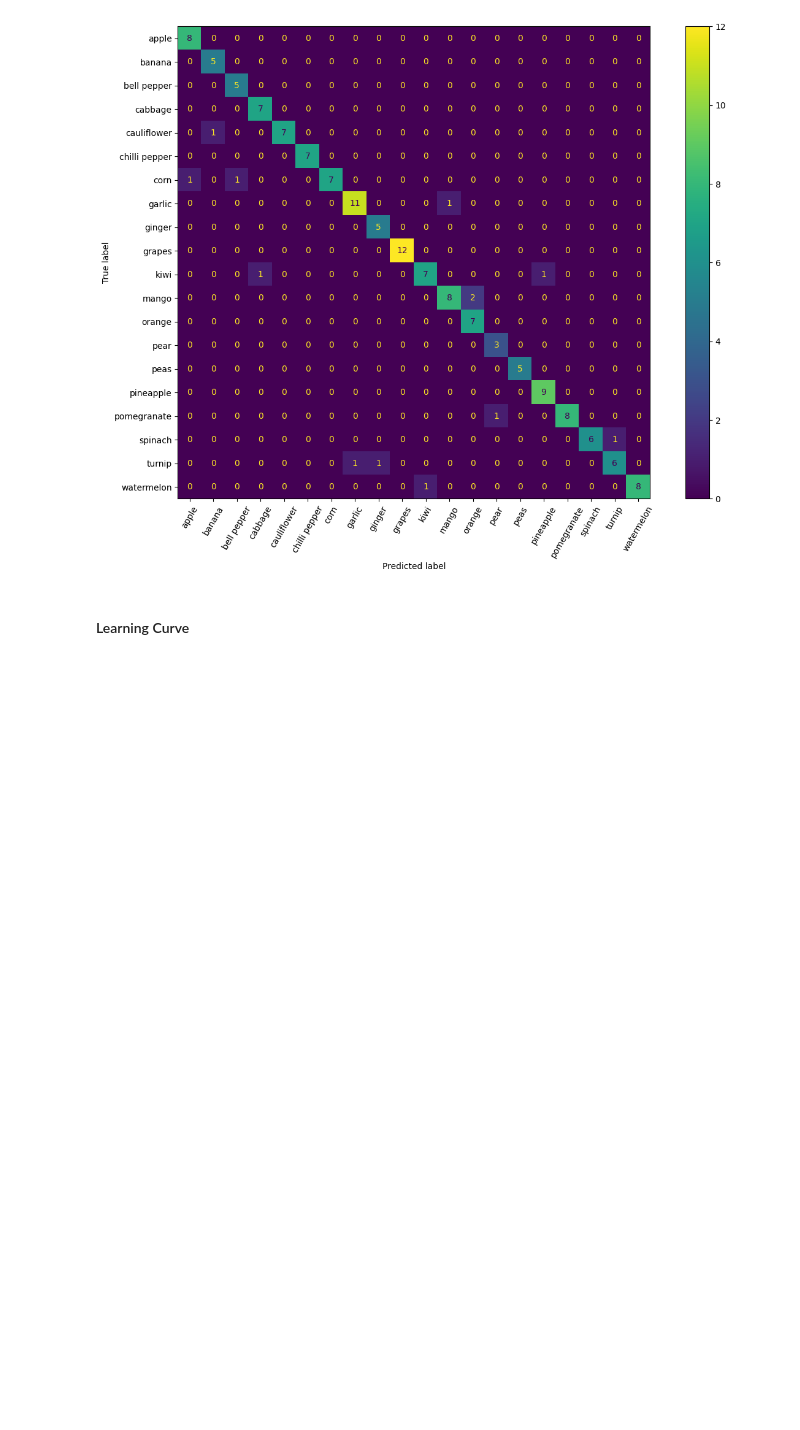
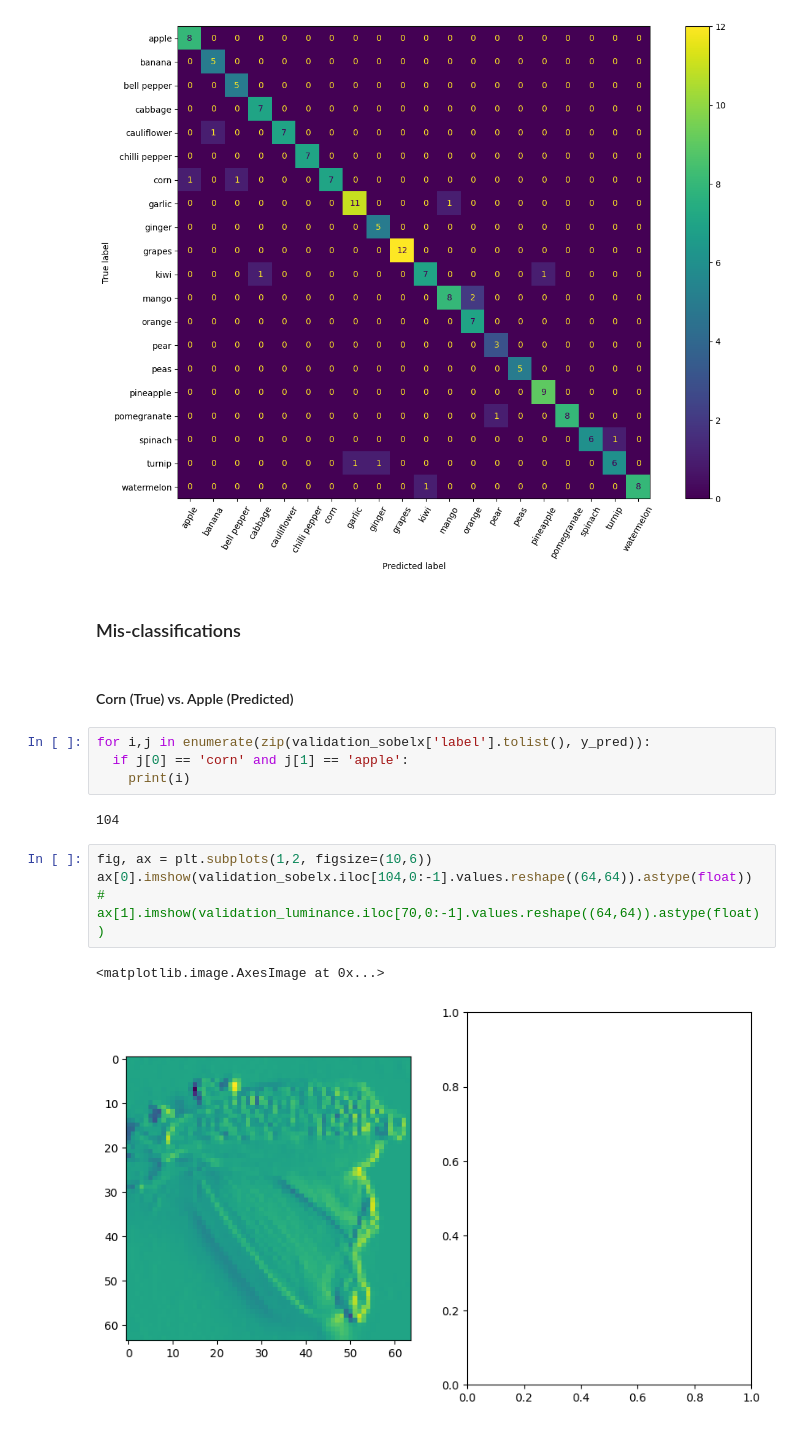
Before and after one commit to vrvenkatesh/w281-summer-2023-project-computer-vision, a Jupyter notebook: logistic_regression_Sobel_X_features.ipynb, the cells around one changed output. Saved outputs shown, nothing was run; the diff lists cells and outputs as text; blank space fills up the shorter version.

```diff
--- a/logistic_regression_Sobel_X_features.ipynb
+++ b/logistic_regression_Sobel_X_features.ipynb
@@ -339,5 +339,20 @@ ConfusionMatrixDisplay.from_predictions(validation_sobelx['label'], y_pred, xtic
 # %% [output]
 <sklearn.metrics._plot.confusion_matrix.ConfusionMatrixDisplay at 0x...>
 [figure]
-# %% [markdown]
-#### Learning Curve
+# %% [markdown]
+### Mis-classifications
+# %% [markdown]
+#### Corn (True) vs. Apple (Predicted)
+# %%
+for i,j in enumerate(zip(validation_sobelx['label'].tolist(), y_pred)):
+  if j[0] == 'corn' and j[1] == 'apple':
+    print(i)
+# %% [output]
+104
+# %%
+fig, ax = plt.subplots(1,2, figsize=(10,6))
+ax[0].imshow(validation_sobelx.iloc[104,0:-1].values.reshape((64,64)).astype(float))
+# ax[1].imshow(validation_luminance.iloc[70,0:-1].values.reshape((64,64)).astype(float))
+# %% [output]
+<matplotlib.image.AxesImage at 0x...>
+[figure, added]
```
Also changed, not shown: parts of 6 cells of this notebook.
